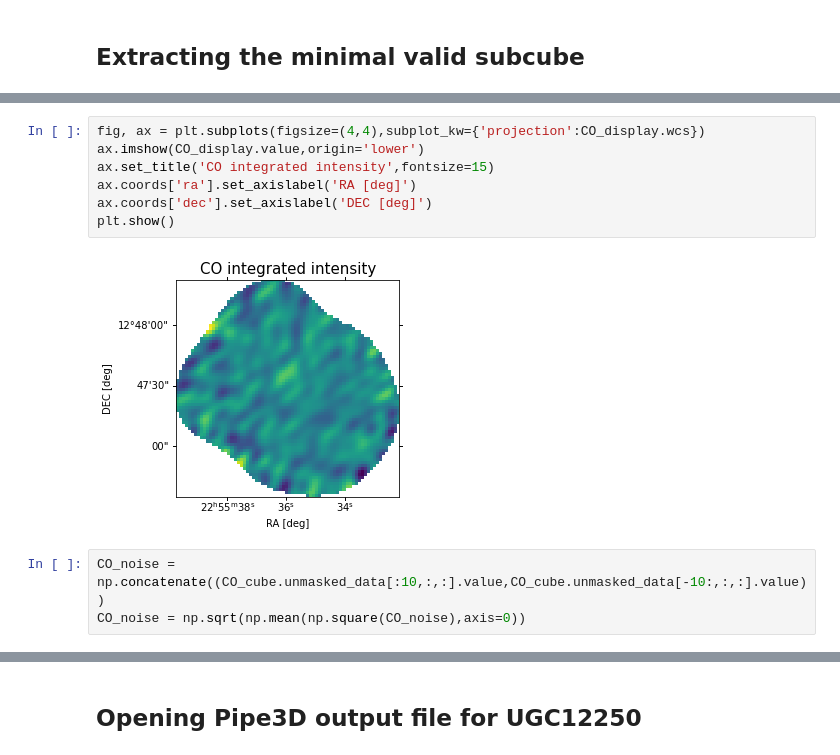
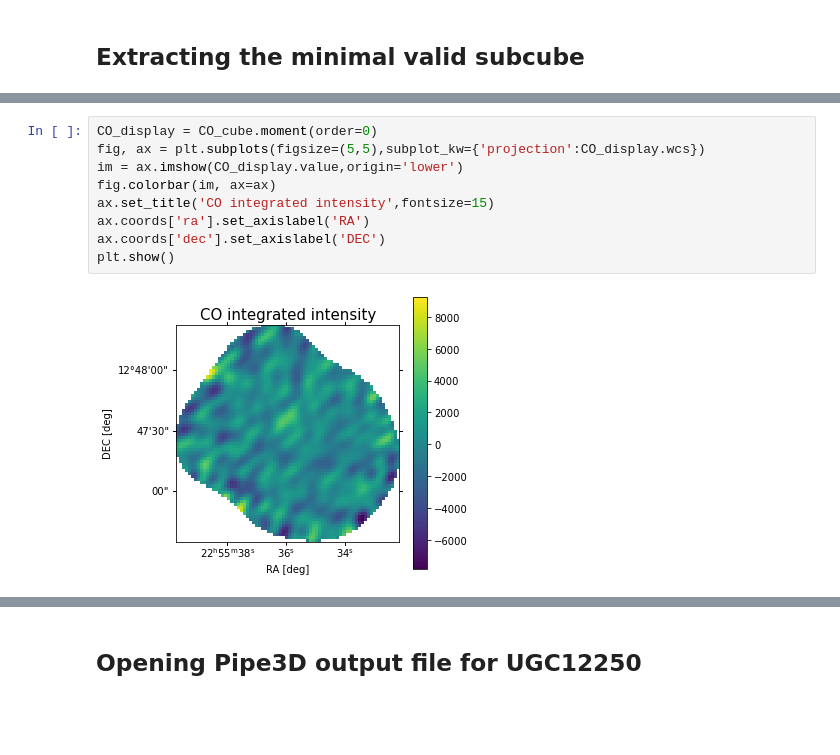
Before and after one commit to Bruno-Rodriguez/quenching-nearby-galaxies, a Jupyter notebook: smooth_and_reproject_cubes.ipynb, the cells around one changed output, grey strips where cells are left out. Drawn from its saved outputs; the diff is of its cells as text; blank space fills up the shorter version.

```diff
--- a/smooth_and_reproject_cubes.ipynb
+++ b/smooth_and_reproject_cubes.ipynb
@@ -37,12 +52,11 @@ CO_display = CO_cube.moment(order=0)
 # %%
-fig, ax = plt.subplots(figsize=(4,4),subplot_kw={'projection':CO_display.wcs})
-ax.imshow(CO_display.value,origin='lower')
+CO_display = CO_cube.moment(order=0)
+fig, ax = plt.subplots(figsize=(5,5),subplot_kw={'projection':CO_display.wcs})
+im = ax.imshow(CO_display.value,origin='lower')
+fig.colorbar(im, ax=ax)
 ax.set_title('CO integrated intensity',fontsize=15)
-ax.coords['ra'].set_axislabel('RA [deg]')
-ax.coords['dec'].set_axislabel('DEC [deg]')
+ax.coords['ra'].set_axislabel('RA')
+ax.coords['dec'].set_axislabel('DEC')
 plt.show()
 # %% [output]
-[figure, old version]
+[figure, new version]
-# %%
-CO_noise = np.concatenate((CO_cube.unmasked_data[:10,:,:].value,CO_cube.unmasked_data[-10:,:,:].value))
-CO_noise = np.sqrt(np.mean(np.square(CO_noise),axis=0))
```
Also changed, not shown: parts of 70 cells of this notebook.
